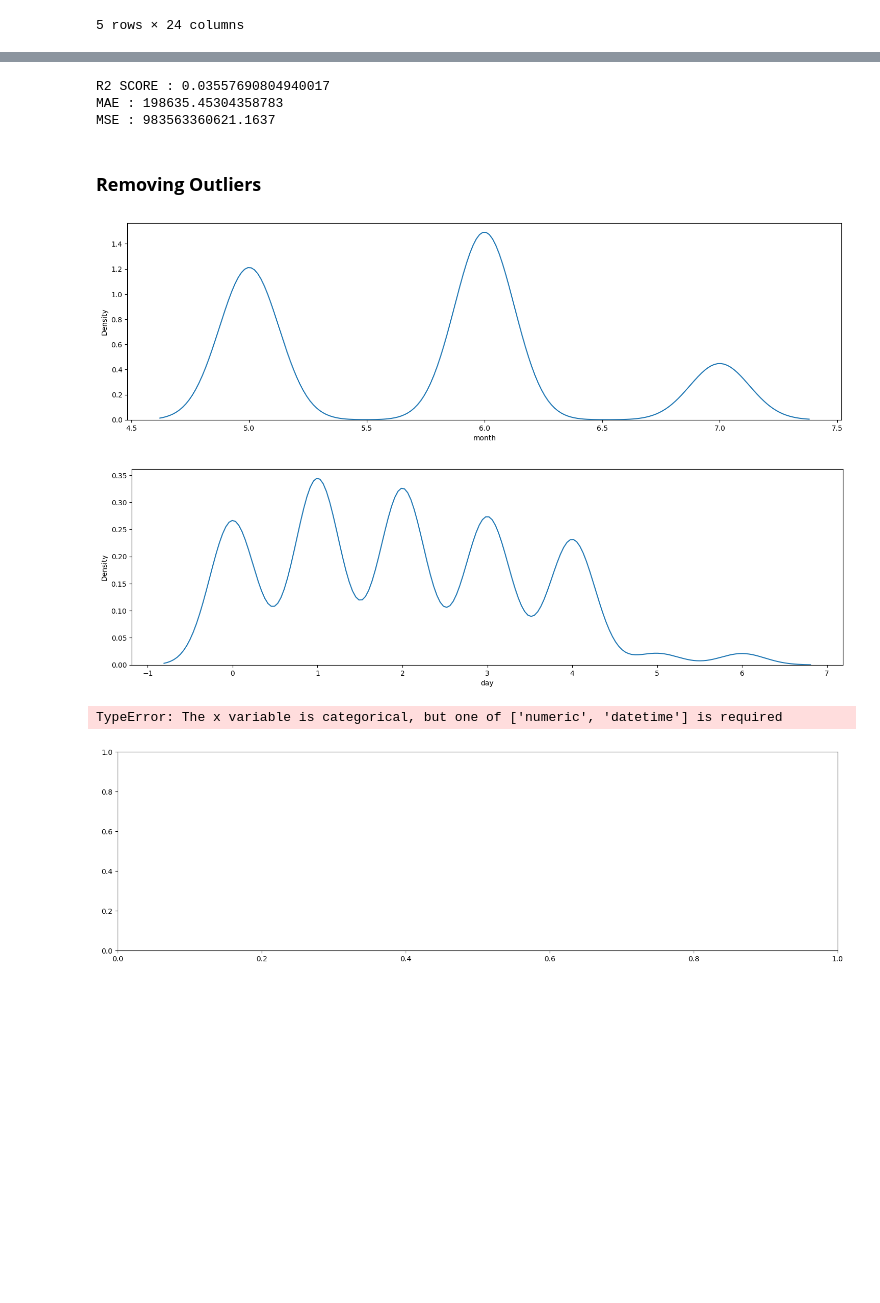
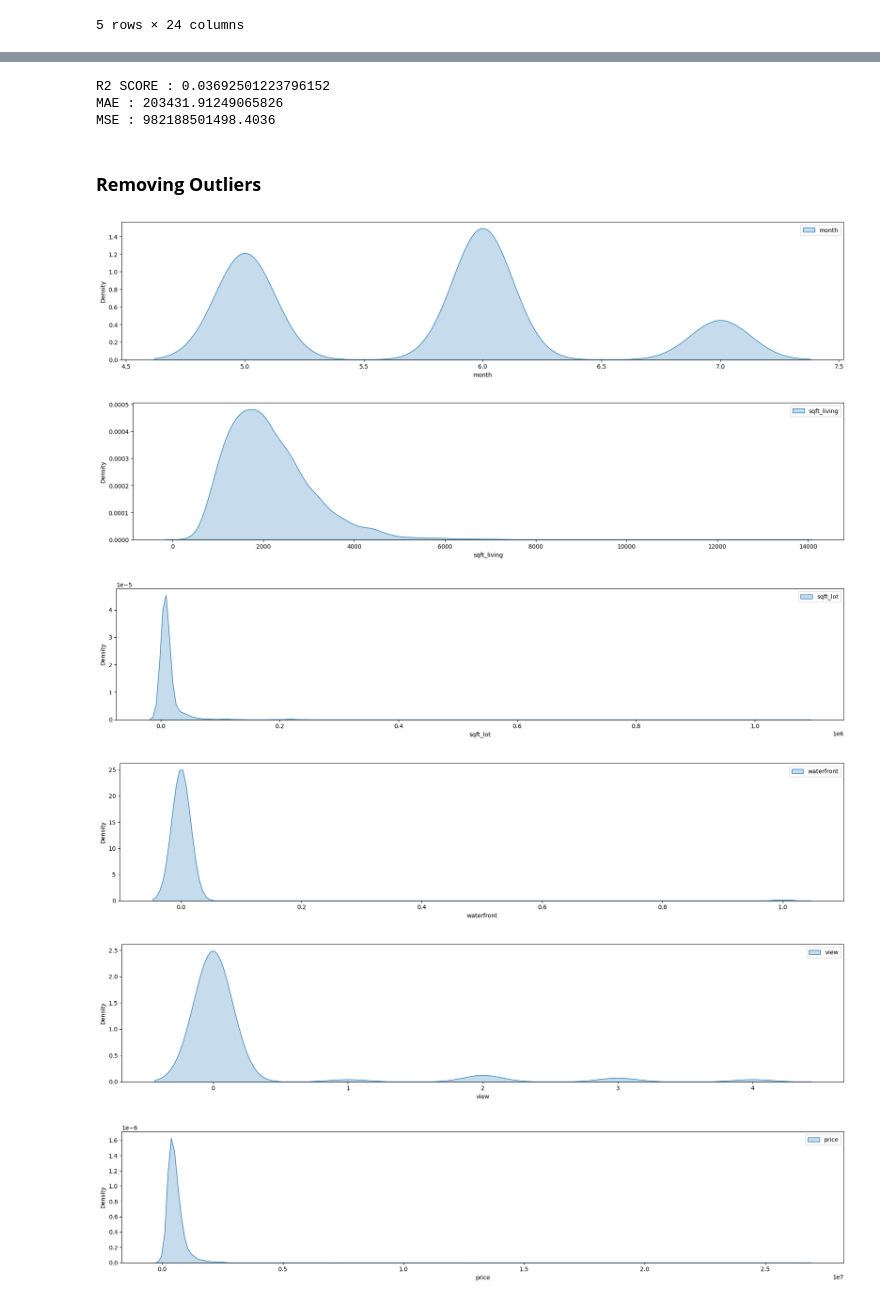
Before and after one commit to pradhans369/Python_and_Data_Science, a Jupyter notebook: 0 ML practice/11 gradient descent.ipynb, the cells around one changed output, grey strips where cells are left out. Drawn from its saved outputs; the diff is of its cells as text; code cells hidden in the pictures; blank space fills up the shorter version.

```diff
--- a/0 ML practice/11 gradient descent.ipynb
+++ b/0 ML practice/11 gradient descent.ipynb
@@ -135,7 +135,7 @@ df.head()
 | 4 | 2014-05-02 | 98052 | 0 | 0 | 0 | 1 | 0 | 1 | 4.0 | 2.50 | ... | ... |
 5 rows × 24 columns
 # %%
-df2 = df[['month', 'day', 'statezip', 'city_0', 'city_1', 'city_2', 'city_3', 'city_4', 'city_5', 'bedrooms', 'bathrooms', 'sqft_living', 'sqft_lot', 'floors', 'waterfront', 'view', 'condition', 'sqft_above', 'sqft_basement', 'yr_built', 'yr_renovated', 'price']]
+df2 = df[['month', 'city_0', 'city_1', 'city_2', 'city_3', 'city_4', 'city_5', 'sqft_living', 'sqft_lot', 'waterfront', 'view', 'price']]
 # since year and country are both constant feature adding no value, hence we have to remove them
 
 
@@ -210,19 +204,32 @@ print(f"R2 SCORE : {r2_score(y_test, y_pred)}")
 print(f"MAE : {mean_absolute_error(y_test, y_pred)}")
 print(f"MSE : {mean_squared_error(y_test, y_pred)}")
 # %% [output]
-R2 SCORE : 0.03557690804940017
-MAE : 198635.45304358783
-MSE : 983563360621.1637
+R2 SCORE : 0.03692501223796152
+MAE : 203431.91249065826
+MSE : 982188501498.4036
+# %%
+df2['price'] = df2['price'].astype('int')       # converting prince into integer
 # %% [markdown]
 ### **Removing Outliers**
 # %%
-for i in df2.columns:
-    plt.figure(figsize=(18, 5))
-    sns.kdeplot(df[i])
 
+data = df2.copy()
+# data.drop(columns=['year', 'month', 'day'], inplace=True)
+
+data.drop(columns=['city_0', 'city_1', 'city_2', 'city_3', 'city_4', 'city_5'], inplace=True)
+
+for i in data.columns:
+    plt.figure(figsize=(18, 4))
+    sns.kdeplot(data[i], label=i, fill=True)
+    plt.legend()
+    plt.tight_layout()
     plt.show()
+
+# since the data here is not normally distributed you cant apply 'Z score'
 # %% [output]
-[figure, old version]
+[figure, new version]
-[figure, old version]
+[figure, new version]
-TypeError: The x variable is categorical, but one of ['numeric', 'datetime'] is required
-[figure, old version]
+[figure, new version]
+[figure, added]
+[figure, added]
+[figure, added]
```
Also changed, not shown: parts of 5 cells of this notebook.
